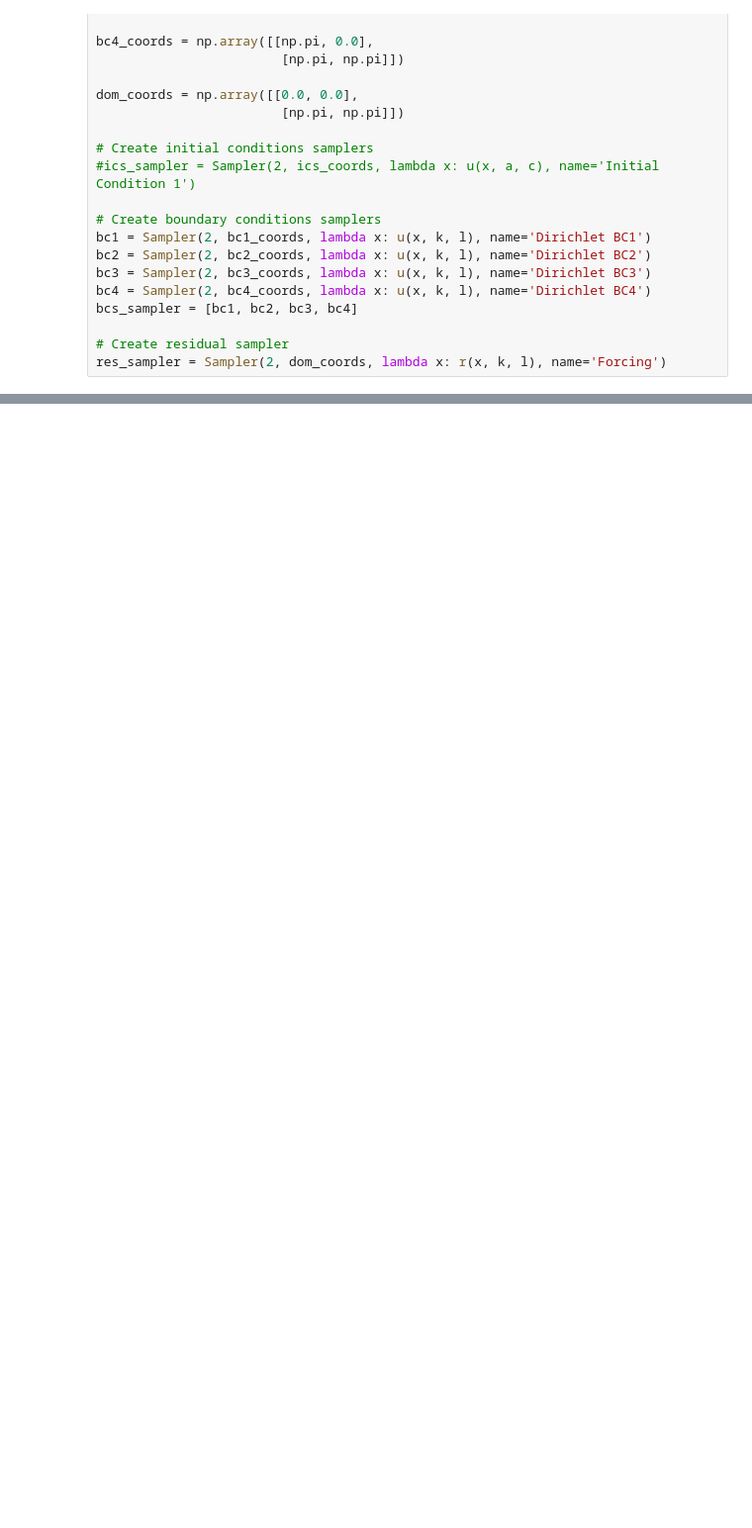
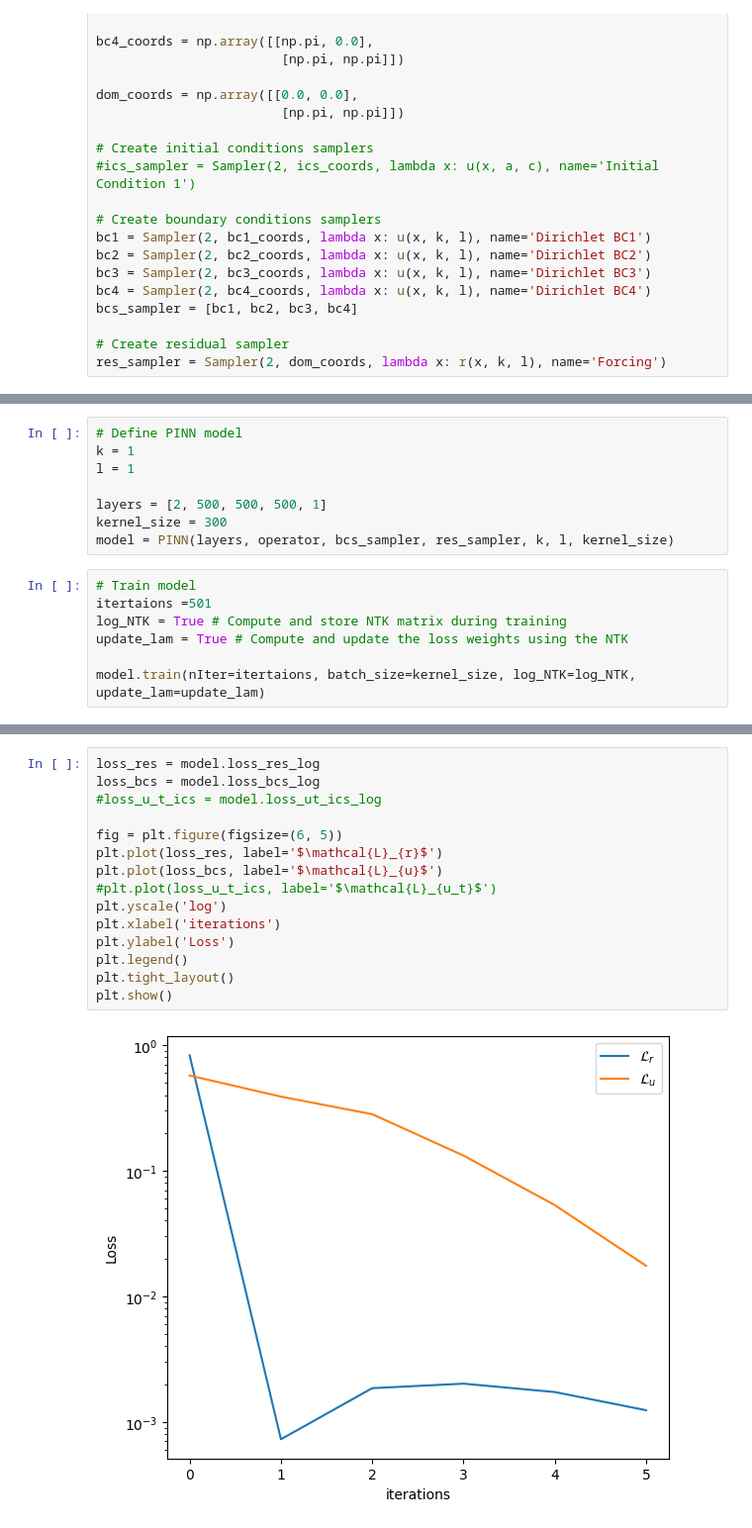
Before and after one commit to Pisarenkova/KT_2025, a Jupyter notebook: PINN.ipynb, the cells around one changed output, grey strips where cells are left out. Shown at 99% size. Drawn from its saved outputs; the diff is of its cells as text; blank space fills up the shorter version.

```diff
--- a/PINN.ipynb
+++ b/PINN.ipynb
@@ -576,0 +577,15 @@ plt.show()
+# %%
+# Define PINN model
+k = 1
+l = 1
+
+layers = [2, 500, 500, 500, 1]
+kernel_size = 300
+model = PINN(layers, operator, bcs_sampler, res_sampler, k, l, kernel_size)
+# %%
+# Train model
+itertaions =501
+log_NTK = True # Compute and store NTK matrix during training
+update_lam = True # Compute and update the loss weights using the NTK
+
+model.train(nIter=itertaions, batch_size=kernel_size, log_NTK=log_NTK, update_lam=update_lam)
@@ -576,0 +610,17 @@ plt.show()
+# %%
+loss_res = model.loss_res_log
+loss_bcs = model.loss_bcs_log
+#loss_u_t_ics = model.loss_ut_ics_log
+
+fig = plt.figure(figsize=(6, 5))
+plt.plot(loss_res, label='$\mathcal{L}_{r}$')
+plt.plot(loss_bcs, label='$\mathcal{L}_{u}$')
+#plt.plot(loss_u_t_ics, label='$\mathcal{L}_{u_t}$')
+plt.yscale('log')
+plt.xlabel('iterations')
+plt.ylabel('Loss')
+plt.legend()
+plt.tight_layout()
+plt.show()
+# %% [output]
+[figure, added]
```
Also changed, not shown: parts of 8 cells of this notebook.
